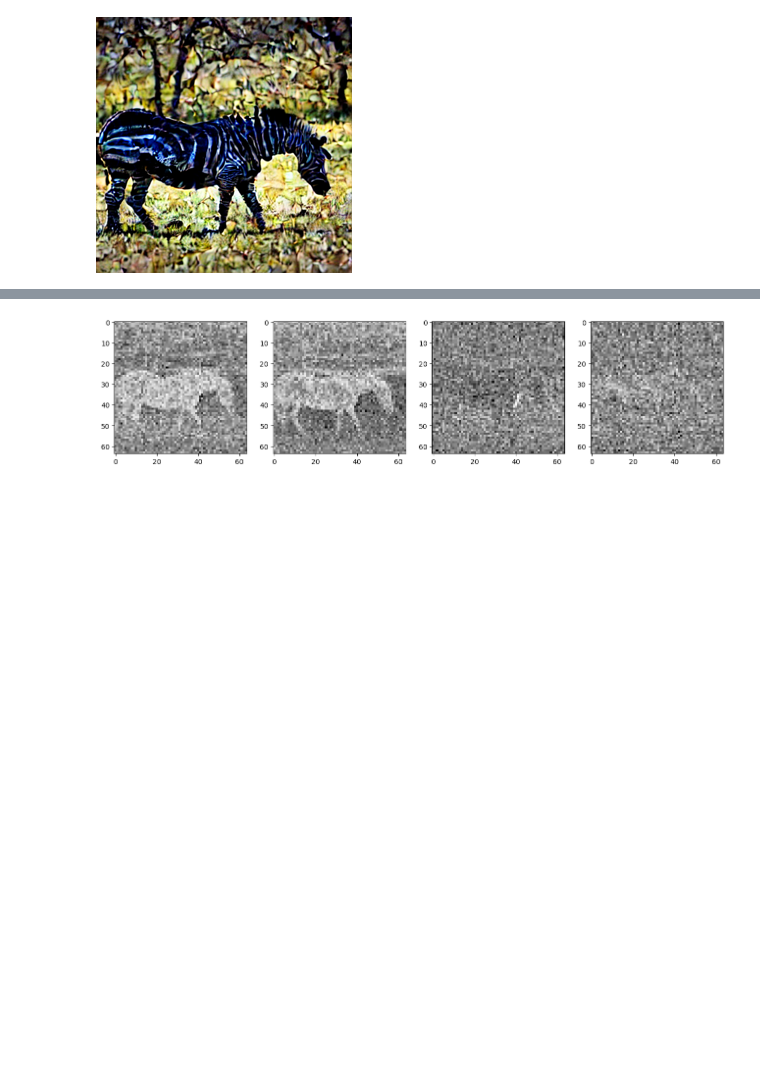
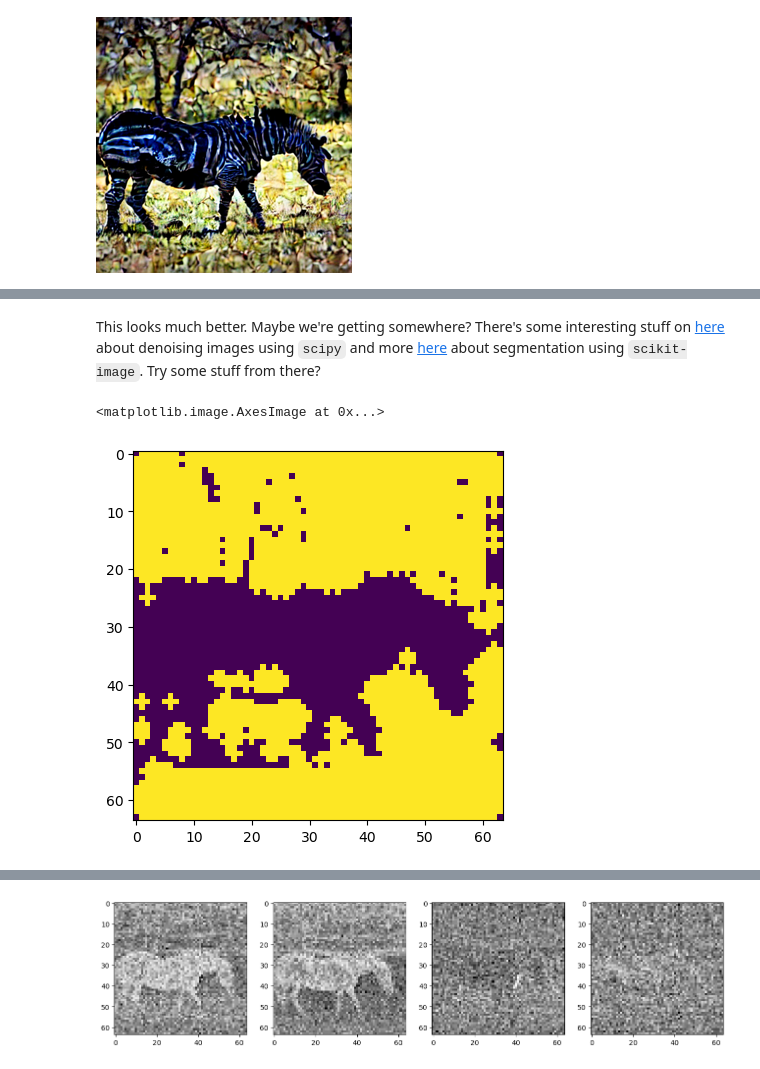
Before and after one commit to FahimF/fai-exp, a Jupyter notebook: diff_edit.ipynb, the cells around one changed output, grey strips where cells are left out. Cells and saved outputs as stored; diff of their text form; code cells hidden in the pictures; blank space fills up the shorter version.

```diff
--- a/diff_edit.ipynb
+++ b/diff_edit.ipynb
@@ -282,0 +325,6 @@ plt.imshow((mask.mean(axis=-1)).astype("uint8"))
+# %%
+# Take the mean of the color channels
+mm = m.mean(axis=0).astype("int")
+print(mm.shape)
+# Visualize the image after color channels are combined
+plt.imshow(mm)
@@ -282,0 +335,9 @@ plt.imshow((mask.mean(axis=-1)).astype("uint8"))
+# %% [markdown]
+This looks much better. Maybe we're getting somewhere? There's some interesting stuff on [here](https://scipy-lectures.org/advanced/image_processing) about denoising images using `scipy` and more [here](https://scipy-lectures.org/packages/scikit-image/index.html#image-segmentation) about segmentation using `scikit-image`. Try some stuff from there?
+# %%
+# Binary opening - which removes small structures
+o = ndimage.binary_opening(mm)
+plt.imshow(o)
+# %% [output]
+<matplotlib.image.AxesImage at 0x...>
+[figure, added]
```
Also changed, not shown: parts of 21 cells of this notebook.
